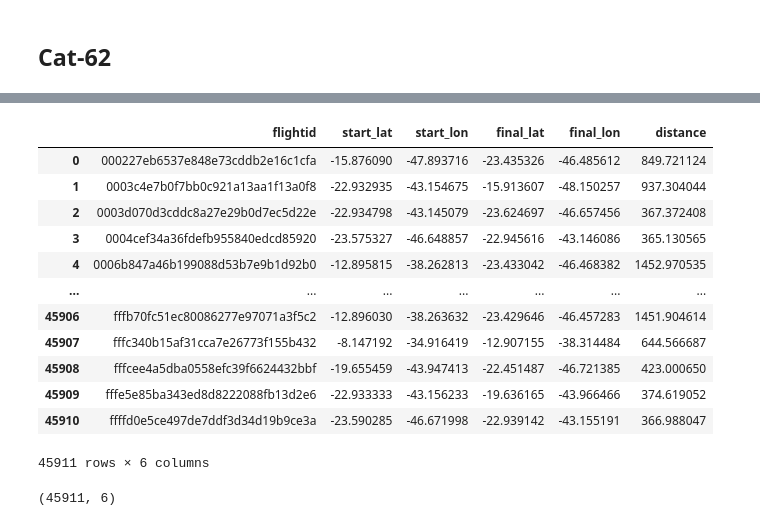
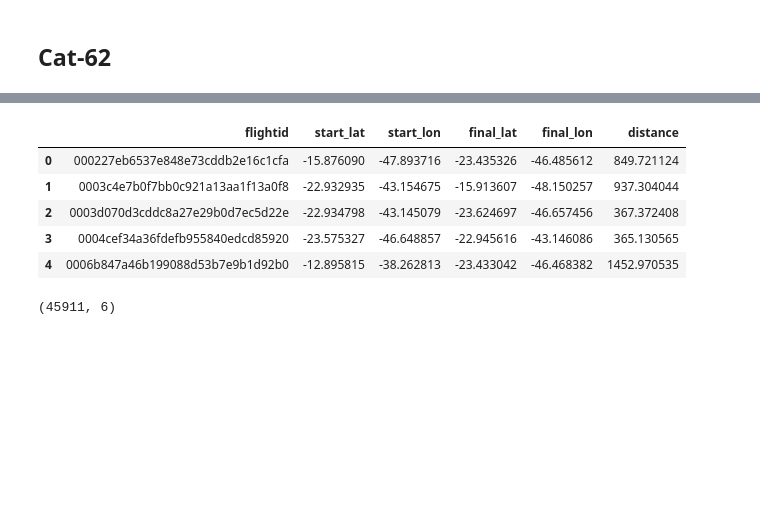
Before and after one commit to InAI-Delta/ita-datascience-2023, a Jupyter notebook: initial_analysis.ipynb, the cells around one changed output, grey strips where cells are left out. Saved outputs shown, nothing was run; the diff lists cells and outputs as text; code cells hidden in the pictures; blank space fills up the shorter version.

```diff
--- a/initial_analysis.ipynb
+++ b/initial_analysis.ipynb
@@ -27,7 +27,8 @@ from datetime import datetime, timedelta
 from statistics import mode
 # pd.set_option('display.max_colwidth', None)
 # pd.set_option('display.max_columns', None)
-# pd.set_option('display.max_rows', None)
+pd.set_option('display.max_rows', None)
+sns.set_theme()
 # %%
 bimtra_df = pd.read_csv('data/bimtra_df.csv')
 esperas_df = pd.read_csv('data/esperas_df.csv')
@@ -826,41 +807,34 @@ highest_dt_radar_rows = cat_62.groupby('flightid')['dt_radar'].idxmax()
 lowest_lat_lon = cat_62.loc[lowest_dt_radar_rows, ['flightid', 'lat', 'lon']]
 highest_lat_lon = cat_62.loc[highest_dt_radar_rows, ['flightid', 'lat', 'lon']]
 
 # Convert radians to degrees for latitudes and longitudes
 lowest_lat_lon['lat'] = lowest_lat_lon['lat'].apply(lambda x: math.degrees(x))
 lowest_lat_lon['lon'] = lowest_lat_lon['lon'].apply(lambda x: math.degrees(x))
 highest_lat_lon['lat'] = highest_lat_lon['lat'].apply(lambda x: math.degrees(x))
 highest_lat_lon['lon'] = highest_lat_lon['lon'].apply(lambda x: math.degrees(x))
 
 # Rename the columns
 lowest_lat_lon = lowest_lat_lon.rename(columns={'lat': 'start_lat', 'lon': 'start_lon'})
 highest_lat_lon = highest_lat_lon.rename(columns={'lat': 'final_lat', 'lon': 'final_lon'})
 
 # Merge the two DataFrames based on flightid
 result_df = pd.merge(lowest_lat_lon, highest_lat_lon, on='flightid')
 
 # Calculate the distance between start and final coordinates using Geopy
 result_df['distance'] = result_df.apply(
     lambda row: geodesic((row['start_lat'], row['start_lon']), (row['final_lat'], row['final_lon'])).kilometers,
     axis=1
 )
 
 # Display the resulting DataFrame
-result_df
+result_df.head()
 # %% [output]
 |  | flightid | start_lat | start_lon | final_lat | final_lon | distance |
 | 0 | 000227eb6537e848e73cddb2e16c1cfa | -15.876090 | -47.893716 | -23.435326 | -46.485612 | 849.721124 |
 | 1 | 0003c4e7b0f7bb0c921a13aa1f13a0f8 | -22.932935 | -43.154675 | -15.913607 | -48.150257 | 937.304044 |
 | 2 | 0003d070d3cddc8a27e29b0d7ec5d22e | -22.934798 | -43.145079 | -23.624697 | -46.657456 | 367.372408 |
 | 3 | 0004cef34a36fdefb955840edcd85920 | -23.575327 | -46.648857 | -22.945616 | -43.146086 | 365.130565 |
 | 4 | 0006b847a46b199088d53b7e9b1d92b0 | -12.895815 | -38.262813 | -23.433042 | -46.468382 | 1452.970535 |
-| ... | ... | ... | ... | ... | ... | ... |
-| 45906 | fffb70fc51ec80086277e97071a3f5c2 | -12.896030 | -38.263632 | -23.429646 | -46.457283 | 1451.904614 |
-| 45907 | fffc340b15af31cca7e26773f155b432 | -8.147192 | -34.916419 | -12.907155 | -38.314484 | 644.566687 |
-| 45908 | fffcee4a5dba0558efc39f6624432bbf | -19.655459 | -43.947413 | -22.451487 | -46.721385 | 423.000650 |
-| 45909 | fffe5e85ba343ed8d8222088fb13d2e6 | -22.933333 | -43.156233 | -19.636165 | -43.966466 | 374.619052 |
-| 45910 | ffffd0e5ce497de7ddf3d34d19b9ce3a | -23.590285 | -46.671998 | -22.939142 | -43.155191 | 366.988047 |
-45911 rows × 6 columns
 # %%
 display(result_df.shape)
 display(train_data.shape)
```
Also changed, not shown: parts of 31 cells of this notebook.
